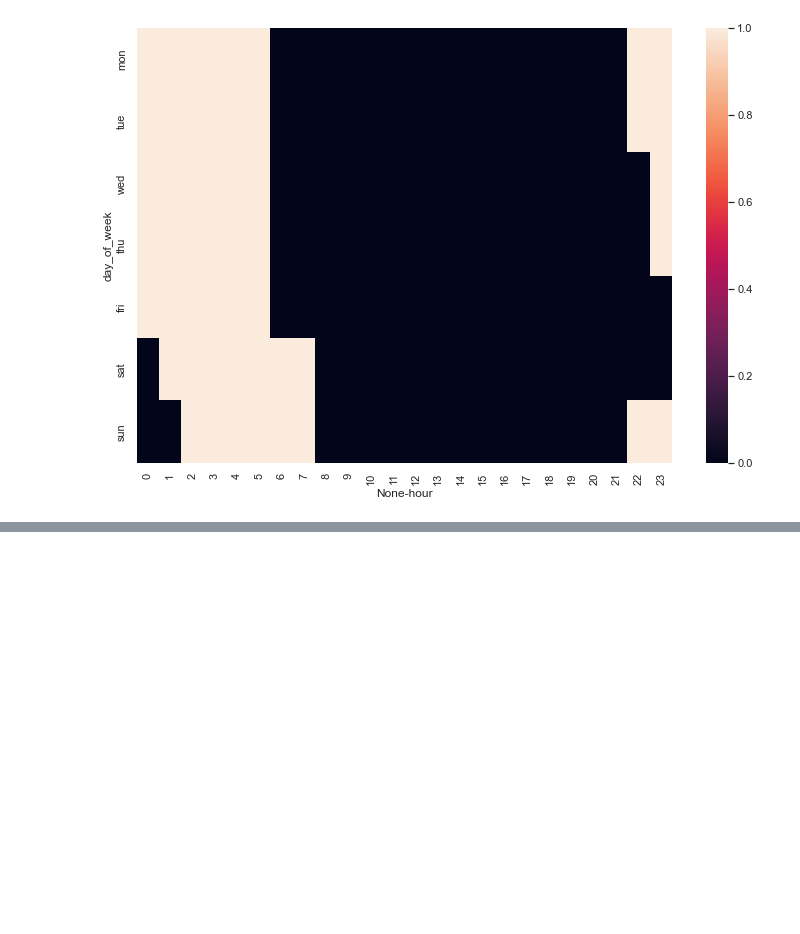
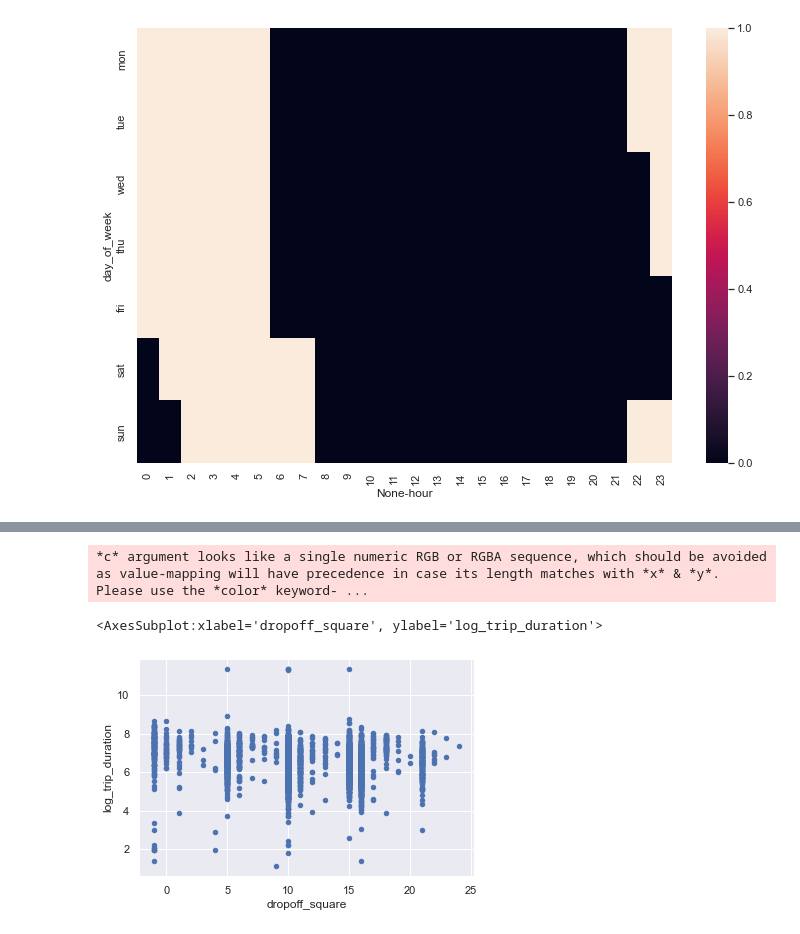
Before and after one commit to AndreyCh20/ml-course-hse-homeworks, a Jupyter notebook: 2/hw2.ipynb, the cells around one changed output, grey strips where cells are left out. Saved outputs shown, nothing was run; the diff lists cells and outputs as text; code cells hidden in the pictures; blank space fills up the shorter version.

```diff
--- a/2/hw2.ipynb
+++ b/2/hw2.ipynb
@@ -445,6 +439,8 @@ df = df.assign(trafic=df['day_of_week'].isin({x[0] for x in traffic_d_h}) & \
     df['hour'].isin({x[1] for x in traffic_d_h}),
     no_trafic=df['day_of_week'].isin({x[0] for x in no_traffic_d_h}) & \
     df['hour'].isin({x[1] for x in no_traffic_d_h}))
+# %%
+df.drop(columns=['haversine','av_speed_loglog'], inplace=True)
 # %%
 from sklearn.base import BaseEstimator, TransformerMixin
 
@@ -455,7 +451,8 @@ class MapGridTransformer(BaseEstimator, TransformerMixin):
         self.pickup_lat = []
         self.dropoff_long = []
         self.dropoff_lat = []
-
+        self.pickup_spots_sorted = {}
+        self.dropoff_spots_sorted = {}
 
     def fit(self, df, hor_bins, ver_bins):
         x0 = df['pickup_longitude'].quantile(0.01)
@@ -490,6 +487,17 @@ class MapGridTransformer(BaseEstimator, TransformerMixin):
             self.dropoff_lat.append(xi)
         self.dropoff_lat.append(xn)
 
+        # сортировка "точек" по средней продолжительности поездки
+        ###### сильно замедляет метод fit
+        # увеличивает корреляцию нового признака с таргетом почти в 2 раза
+        tf = self.transform(df)
+        gb1 = pd.DataFrame(tf.groupby(by='pickup_square')['log_trip_duration'].mean())
+        gb2 = pd.DataFrame(tf.groupby(by='dropoff_square')['log_trip_duration'].mean())
+        ix1 = gb1.sort_values(by='log_trip_duration').index
+        ix2 = gb2.sort_values(by='log_trip_duration').index
+        self.pickup_spots_sorted = dict(zip(ix1,range(-1, len(ix1)-1)))
+        self.dropoff_spots_sorted = dict(zip(ix2,range(-1, len(ix2)-1)))
+
 
     def __subtransform(self, lng, lat, long_bounds, lat_bounds):
         if (lng < long_bounds[0] or lat < lat_bounds[0] or
@@ -511,13 +519,18 @@ class MapGridTransformer(BaseEstimator, TransformerMixin):
 
 
     def transform(self, df):
-        return df.assign(
+
+        df_temp = df.assign(
             pickup_square=df.apply(
                 lambda x: self.__subtransform(x.pickup_longitude, x.pickup_latitude,
                                          self.pickup_long, self.pickup_lat), axis=1),
             dropoff_square=df.apply(
-                lambda x: self.__subtransform(x.pickup_longitude, x.pickup_latitude,
-                                         self.pickup_long, self.pickup_lat), axis=1))
+                lambda x: self.__subtransform(x.dropoff_longitude, x.dropoff_latitude,
+                                         self.dropoff_long, self.dropoff_lat), axis=1))
+        df_temp.replace({'pickup_square': self.pickup_spots_sorted,
+                         'dropoff_square': self.dropoff_spots_sorted},inplace=True)
+
+        return df_temp
 
 
     def fit_transform(self, df, hor_bins, ver_bins):
@@ -585,0 +618,6 @@ Test RMSE = 0.1432
+# %%
+df1[:5000].plot.scatter('dropoff_square','log_trip_duration')
+# %% [output]
+*c* argument looks like a single numeric RGB or RGBA sequence, which should be avoided as value-mapping will have precedence in case its length matches with *x* & *y*.  Please use the *color* keyword- ...
+<AxesSubplot:xlabel='dropoff_square', ylabel='log_trip_duration'>
+[figure, added]
```
Also changed, not shown: parts of 14 cells of this notebook.
